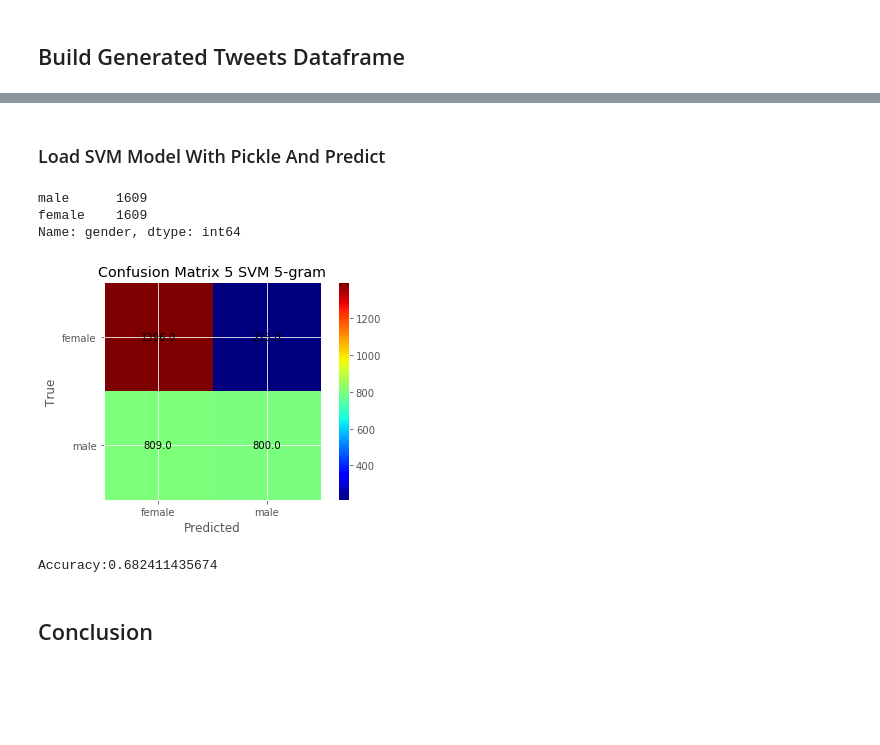
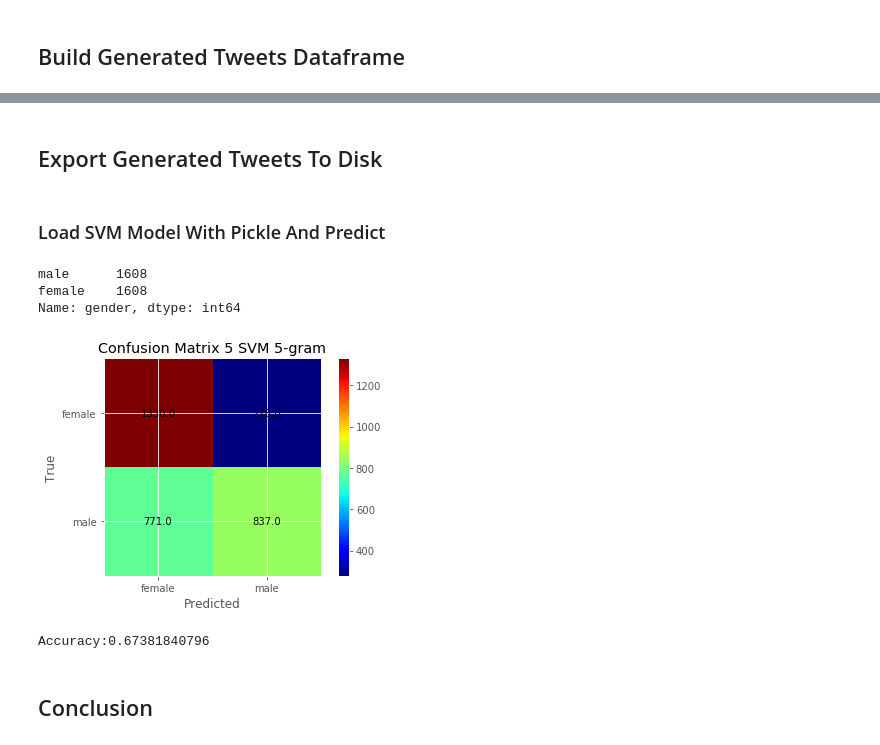
Before and after one commit to zamiramos/TweeterProject, a Jupyter notebook: project.ipynb, the cells around one changed output, grey strips where cells are left out. Cells and saved outputs as stored; diff of their text form; code cells hidden in the pictures; blank space fills up the shorter version.

Commit message:
Divide to folders and export generated texts

```diff
--- a/project.ipynb
+++ b/project.ipynb
@@ -1060,7 +1070,7 @@ male_tweets, female_tweets = SplitDataByGender(tweets_df)
 #join tweets to one tweet
 male_tweets_text = ' NEWTWEET '.join(male_tweets['text'])
 # %%
-male_generation_model, male_words_indices, male_indices_words, male_idx = TrainManyToOneGenerationModel(male_tweets_text)
+male_generation_model, male_words_indices, male_indices_words, male_idx = TrainManyToOneGenerationModel(male_tweets_text, 30)
 # %% [output]
 number of unique words:15268
 number of words:101635
@@ -1086,7 +1096,7 @@ male_generation_model.save_weights("manyToOneMaleGenerationModel.h5")
 # %% [markdown]
 ### Generate 30% new tweets for Male
 # %%
-generated_male_tweets = GenerateTweets(male_generation_model, male_words_indices, male_indices_words, male_idx,len(male_tweets['text'])*0.3)
+generated_male_tweets = GenerateTweets(male_generation_model, male_words_indices, male_indices_words, male_idx,len(male_tweets['text'])*0.3, 0.4)
 # %% [markdown]
 ## let's look at the first 10 tweets
 # %%
@@ -1101,7 +1111,7 @@ print(generated_male_tweets[30:40])
 #join tweets to one tweet
 female_tweets_text = ' NEWTWEET '.join(female_tweets['text'])
 # %%
-female_generation_model, female_words_indices, female_indices_words, female_idx = TrainManyToOneGenerationModel(female_tweets_text)
+female_generation_model, female_words_indices, female_indices_words, female_idx = TrainManyToOneGenerationModel(female_tweets_text, 30)
 # %% [output]
 number of unique words:12758
 number of words:82985
@@ -1127,7 +1137,7 @@ female_generation_model.save_weights("manyToOneFemaleGenerationModel.h5")
 # %% [markdown]
 ### Generate 30% new tweets for Female
 # %%
-generated_female_tweets = GenerateTweets(female_generation_model, female_words_indices, female_indices_words, female_idx,len(female_tweets['text'])*0.3)
+generated_female_tweets = GenerateTweets(female_generation_model, female_words_indices, female_indices_words, female_idx,len(female_tweets['text'])*0.3, 0.4)
 # %% [markdown]
 ## Let's look at 10 tweets
 # %%
@@ -1163 +1173,3 @@ female    1609
 Name: gender, dtype: int64
+# %% [markdown]
+## Export Generated Tweets To Disk
@@ -1176,39 +1190,39 @@ def encode_data_target(texts, gender, vectorizer):
 def PredictGender(df):
     model_name = 'SVM 5-gram'
     ngram = 5
 
-    model = pickle.load(open( "SVM_Model_" + str(ngram)+ ".pickle", "rb"))
-    vectorizer = pickle.load(open( "Vectorizer_" + str(ngram)+ ".pickle", "rb"))
+    model = pickle.load(open( "./Models/SVM_Model_" + str(ngram)+ ".pickle", "rb"))
+    vectorizer = pickle.load(open( "./Models/Vectorizer_" + str(ngram)+ ".pickle", "rb"))
 
     dfReduced = df.copy(deep=True)
 
     texts, labels = balanced_sample_maker(dfReduced['text'],dfReduced['gender'])
     data, target = encode_data_target(texts, labels, vectorizer)
 
     print(labels.value_counts())
 
     cm = []
     error = []
 
     predictions = model.predict(data)
 
     classes = model.classes_
     cm.append(confusion_matrix(target, predictions, labels=classes))
 
     error.append(model.score(data, target))
     accuracy = np.mean(error)
     for i in range(0,9):
         cms = np.mean(cm, axis=0)
     plot_cnf_matrix(cms, classes, model_name ,ngram)
     return accuracy
 
 print("Accuracy:" + str(PredictGender(generated_df)))
 # %% [output]
-male      1609
-female    1609
+male      1608
+female    1608
 Name: gender, dtype: int64
-[figure, old version]
+[figure, new version]
-Accuracy:0.682411435674
+Accuracy:0.67381840796
 # %% [markdown]
 ## Conclusion
 # %% [markdown]
```
Also changed, not shown: parts of 26 cells of this notebook, 35 other files.
